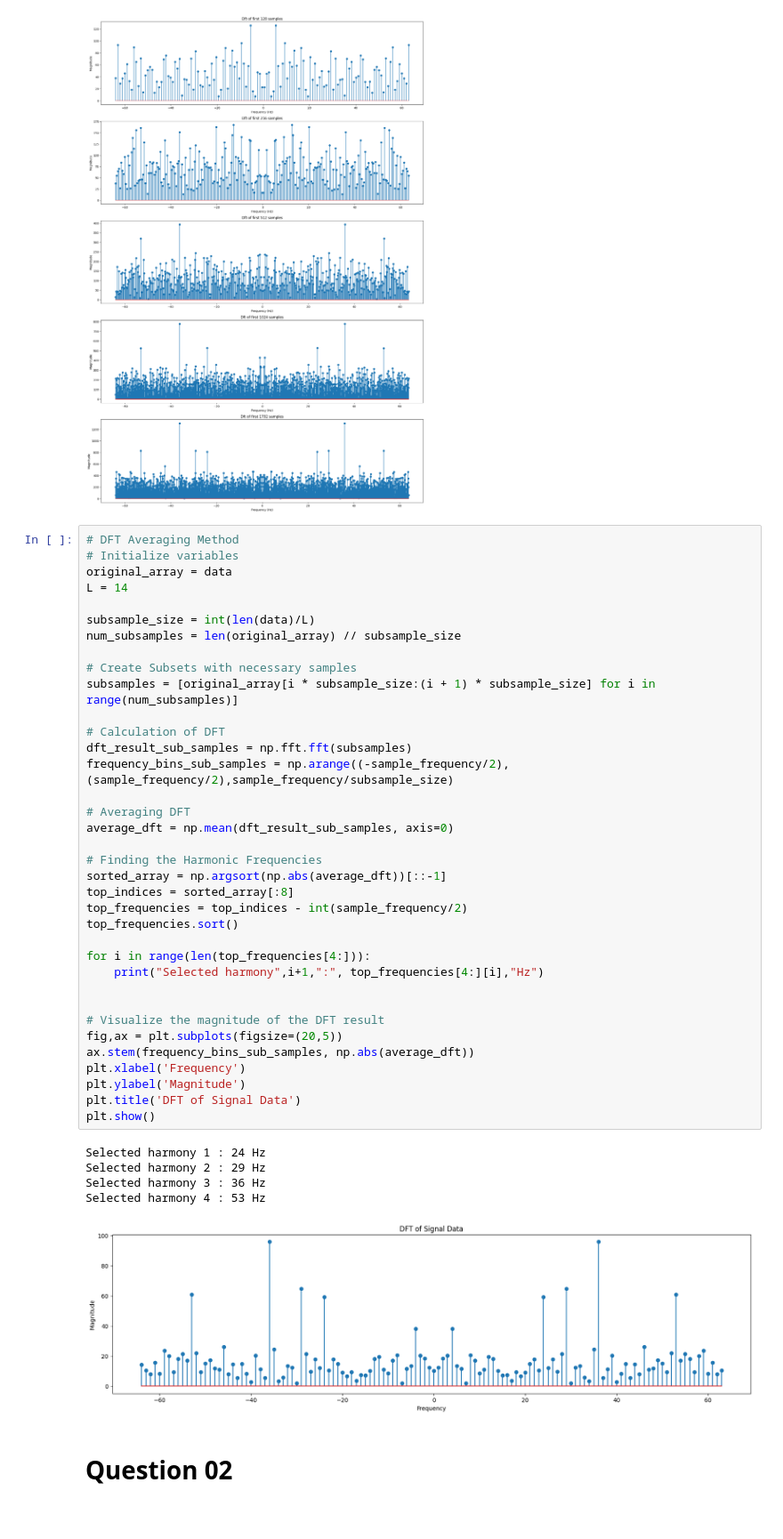
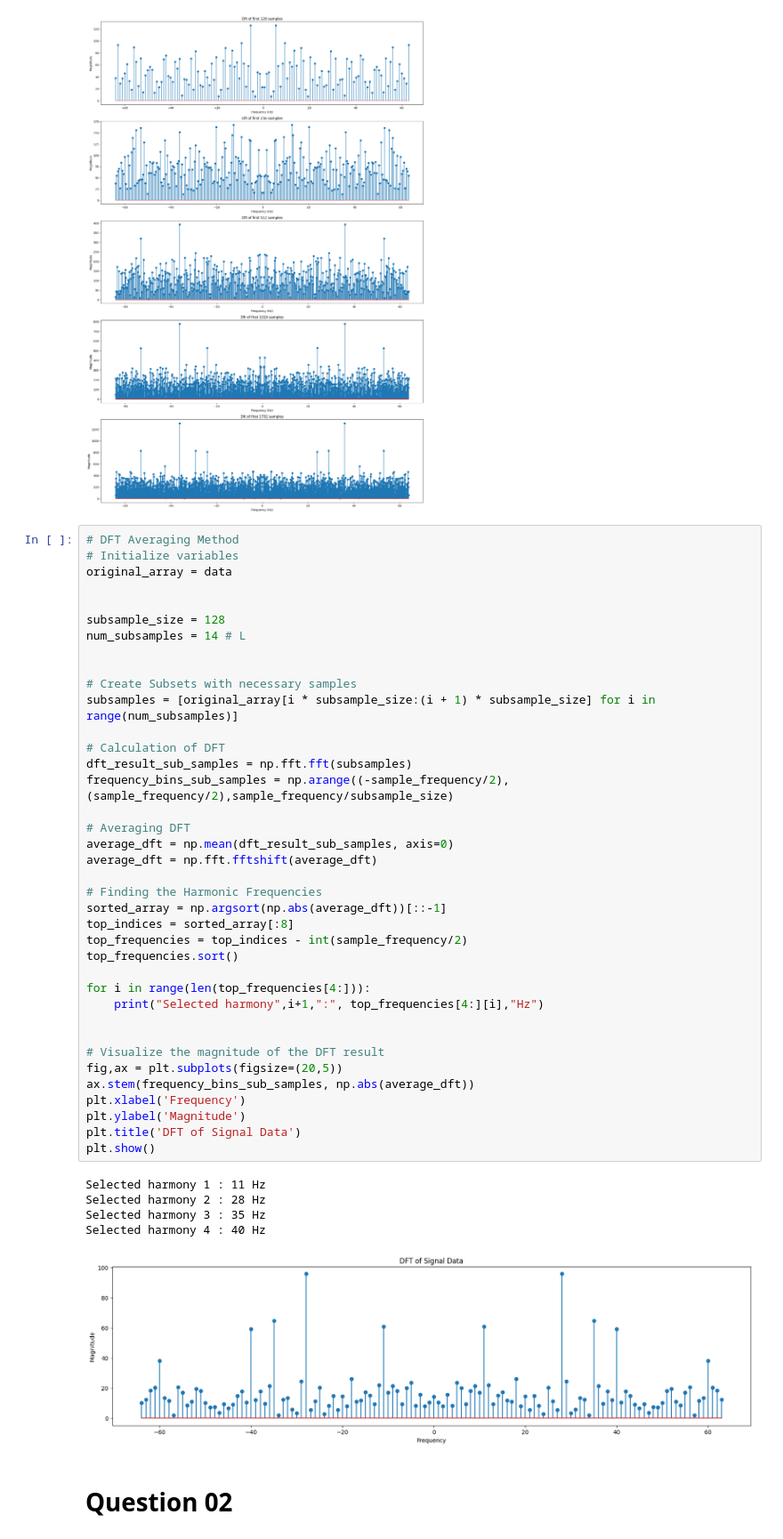
Before and after one commit to Vgr20/EN_3551_Assignment_01, a Jupyter notebook: Assignment.ipynb, the cells around one changed output. Shown at 89% size. Cells and saved outputs as stored; diff of their text form.

```diff
--- a/Assignment.ipynb
+++ b/Assignment.ipynb
@@ -83,44 +82,46 @@ plt.show()
 # DFT Averaging Method
 # Initialize variables
 original_array = data
-L = 14
 
-subsample_size = int(len(data)/L)
-num_subsamples = len(original_array) // subsample_size
+
+subsample_size = 128
+num_subsamples = 14 # L
+
 
 # Create Subsets with necessary samples
 subsamples = [original_array[i * subsample_size:(i + 1) * subsample_size] for i in range(num_subsamples)]
 
 # Calculation of DFT
 dft_result_sub_samples = np.fft.fft(subsamples)
 frequency_bins_sub_samples = np.arange((-sample_frequency/2),(sample_frequency/2),sample_frequency/subsample_size)
 
 # Averaging DFT
 average_dft = np.mean(dft_result_sub_samples, axis=0)
+average_dft = np.fft.fftshift(average_dft)
 
 # Finding the Harmonic Frequencies
 sorted_array = np.argsort(np.abs(average_dft))[::-1]
 top_indices = sorted_array[:8]
 top_frequencies = top_indices - int(sample_frequency/2)
 top_frequencies.sort()
 
 for i in range(len(top_frequencies[4:])):
     print("Selected harmony",i+1,":", top_frequencies[4:][i],"Hz")
 
 
 # Visualize the magnitude of the DFT result
 fig,ax = plt.subplots(figsize=(20,5))
 ax.stem(frequency_bins_sub_samples, np.abs(average_dft))
 plt.xlabel('Frequency')
 plt.ylabel('Magnitude')
 plt.title('DFT of Signal Data')
 plt.show()
 # %% [output]
-Selected harmony 1 : 24 Hz
-Selected harmony 2 : 29 Hz
-Selected harmony 3 : 36 Hz
-Selected harmony 4 : 53 Hz
+Selected harmony 1 : 11 Hz
+Selected harmony 2 : 28 Hz
+Selected harmony 3 : 35 Hz
+Selected harmony 4 : 40 Hz
-[figure, old version]
+[figure, new version]
 # %% [markdown]
 # Question 02
 # %%
```
Also changed, not shown: parts of 6 cells of this notebook, 23 other files.
